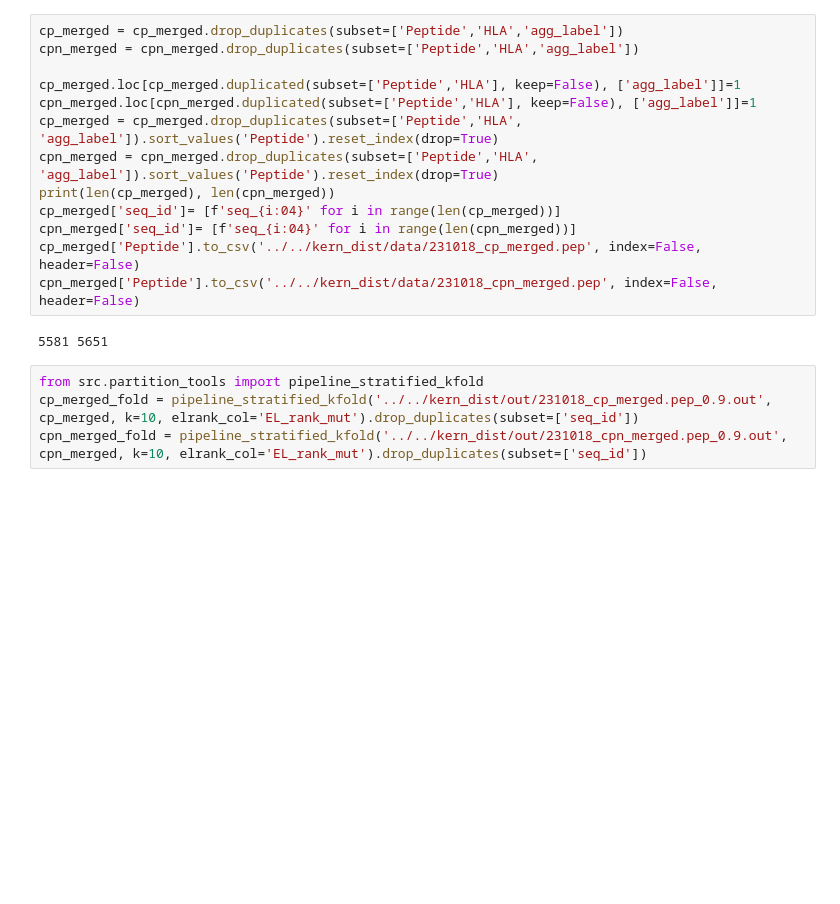
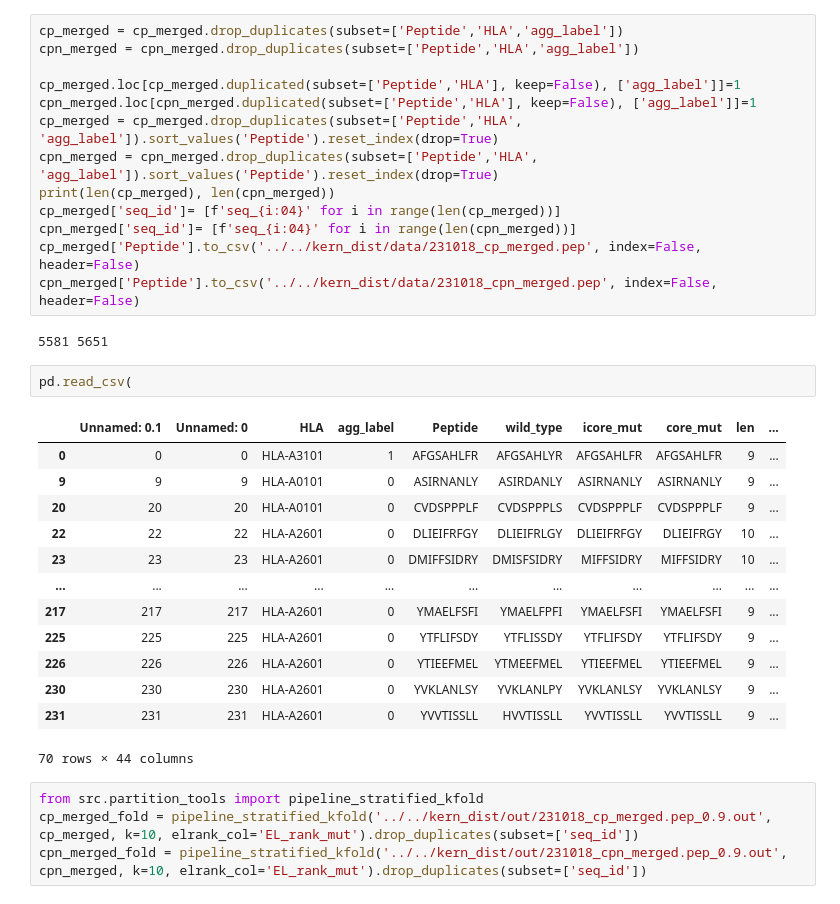
Before and after one commit to richieYT-wan/cedar, a Jupyter notebook: notebook/231017_new_data_and_review.ipynb, the cells around one changed output. Cells and saved outputs as stored; diff of their text form; blank space fills up the shorter version.

```diff
--- a/notebook/231017_new_data_and_review.ipynb
+++ b/notebook/231017_new_data_and_review.ipynb
@@ -162,6 +162,22 @@ cp_merged['Peptide'].to_csv('../../kern_dist/data/231018_cp_merged.pep', index=F
 cpn_merged['Peptide'].to_csv('../../kern_dist/data/231018_cpn_merged.pep', index=False, header=False)
 # %% [output]
 5581 5651
+# %%
+pd.read_csv(
+# %% [output]
+|  | Unnamed: 0.1 | Unnamed: 0 | HLA | agg_label | Peptide | wild_type | icore_mut | core_mut | len | ... |
+| 0 | 0 | 0 | HLA-A3101 | 1 | AFGSAHLFR | AFGSAHLYR | AFGSAHLFR | AFGSAHLFR | 9 | ... |
+| 9 | 9 | 9 | HLA-A0101 | 0 | ASIRNANLY | ASIRDANLY | ASIRNANLY | ASIRNANLY | 9 | ... |
+| 20 | 20 | 20 | HLA-A0101 | 0 | CVDSPPPLF | CVDSPPPLS | CVDSPPPLF | CVDSPPPLF | 9 | ... |
+| 22 | 22 | 22 | HLA-A2601 | 0 | DLIEIFRFGY | DLIEIFRLGY | DLIEIFRFGY | DLIEIFRGY | 10 | ... |
+| 23 | 23 | 23 | HLA-A2601 | 0 | DMIFFSIDRY | DMISFSIDRY | MIFFSIDRY | MIFFSIDRY | 10 | ... |
+| ... | ... | ... | ... | ... | ... | ... | ... | ... | ... | ... |
+| 217 | 217 | 217 | HLA-A2601 | 0 | YMAELFSFI | YMAELFPFI | YMAELFSFI | YMAELFSFI | 9 | ... |
+| 225 | 225 | 225 | HLA-A2601 | 0 | YTFLIFSDY | YTFLISSDY | YTFLIFSDY | YTFLIFSDY | 9 | ... |
+| 226 | 226 | 226 | HLA-A2601 | 0 | YTIEEFMEL | YTMEEFMEL | YTIEEFMEL | YTIEEFMEL | 9 | ... |
+| 230 | 230 | 230 | HLA-A2601 | 0 | YVKLANLSY | YVKLANLPY | YVKLANLSY | YVKLANLSY | 9 | ... |
+| 231 | 231 | 231 | HLA-A2601 | 0 | YVVTISSLL | HVVTISSLL | YVVTISSLL | YVVTISSLL | 9 | ... |
+70 rows × 44 columns
 # %%
 from src.partition_tools import pipeline_stratified_kfold
 cp_merged_fold = pipeline_stratified_kfold('../../kern_dist/out/231018_cp_merged.pep_0.9.out', cp_merged, k=10, elrank_col='EL_rank_mut').drop_duplicates(subset=['seq_id'])
```
Also changed, not shown: parts of 1 cell of this notebook, 1 other file.
